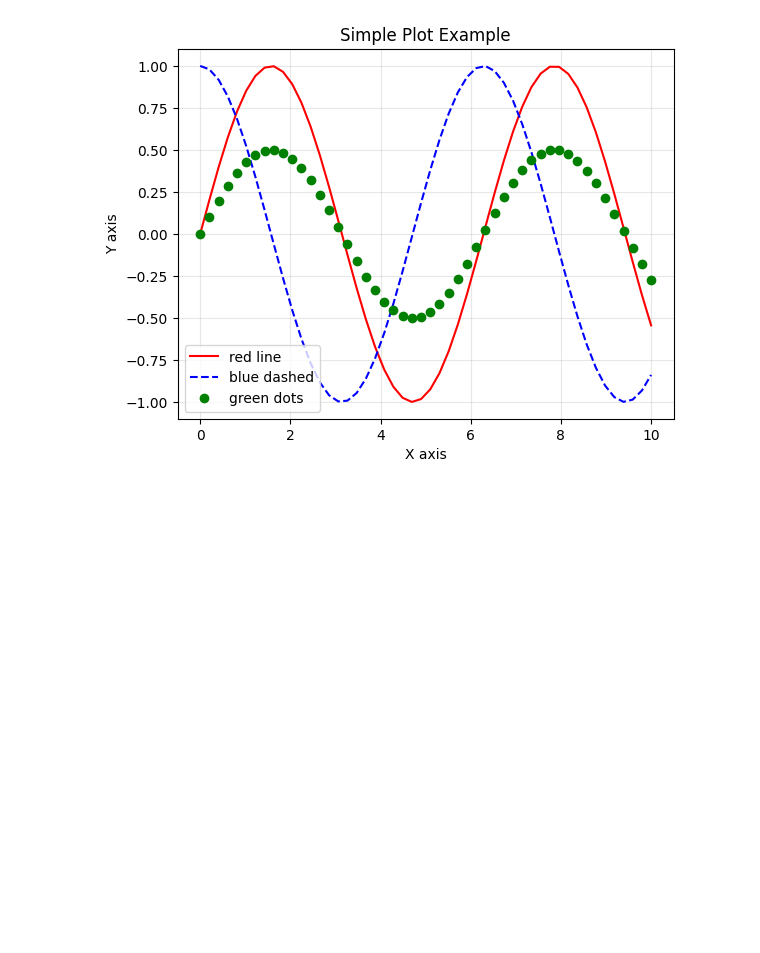
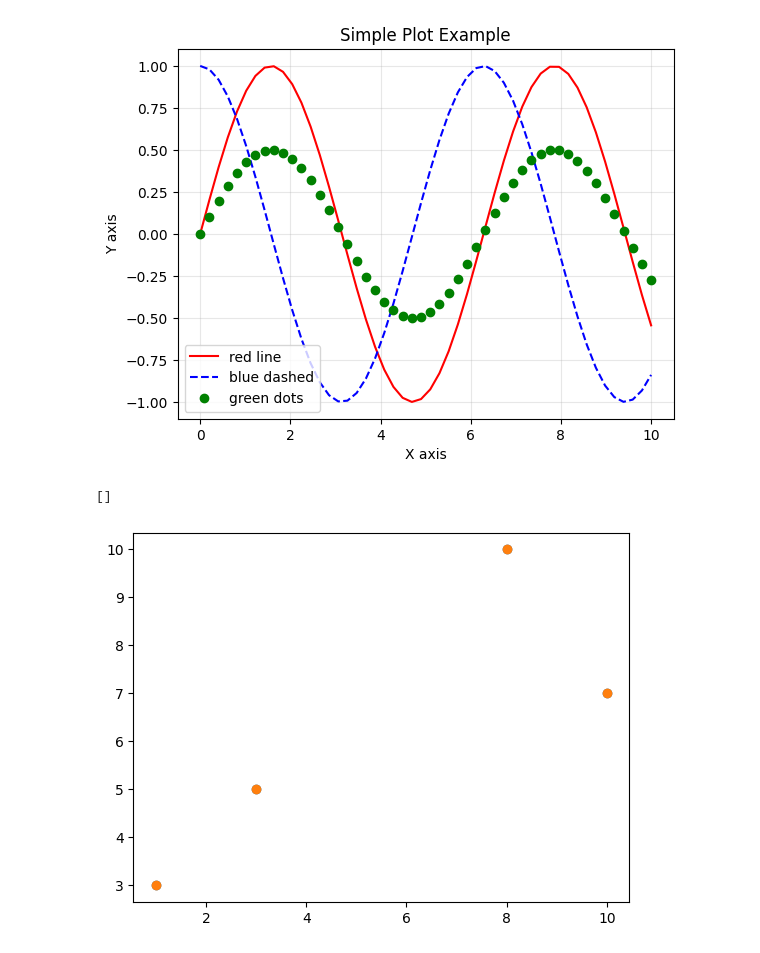
Before and after one commit to tanmay-sahoo89/AIML-Series, a Jupyter notebook: data_detox.ipynb, the cells around one changed output. Drawn from its saved outputs; the diff is of its cells as text; code cells hidden in the pictures; blank space fills up the shorter version.

```diff
--- a/data_detox.ipynb
+++ b/data_detox.ipynb
@@ -48,3 +48,12 @@ plt.grid(True, alpha=0.3)
 plt.show()
 # %% [output]
 [figure]
+# %%
+x = np.array([1, 8, 3, 10])
+y = np.array([3, 10, 5, 7])
+plt.plot(x, y, 'o')
+plt.plot(x, y, marker='o', linestyle='')
+plt.plot()
+# %% [output]
+[]
+[figure, added]
```
Also changed, not shown: parts of 3 cells of this notebook.
